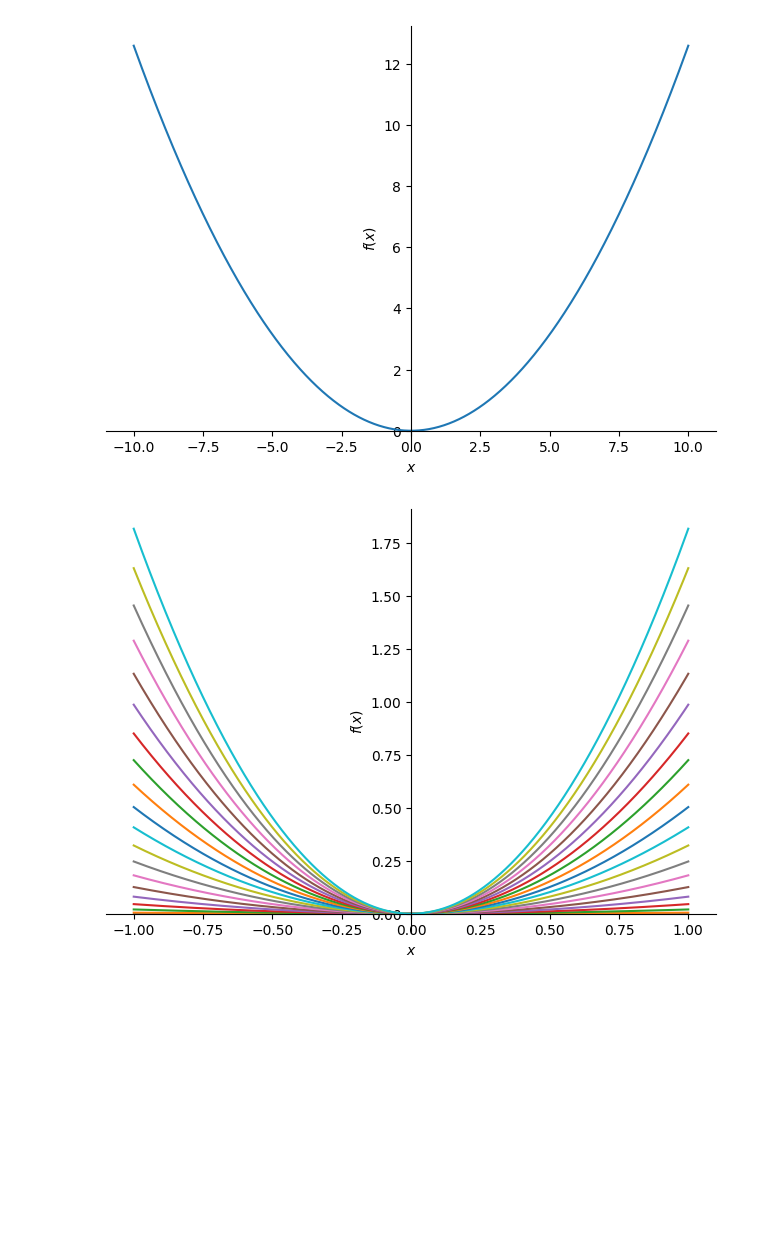
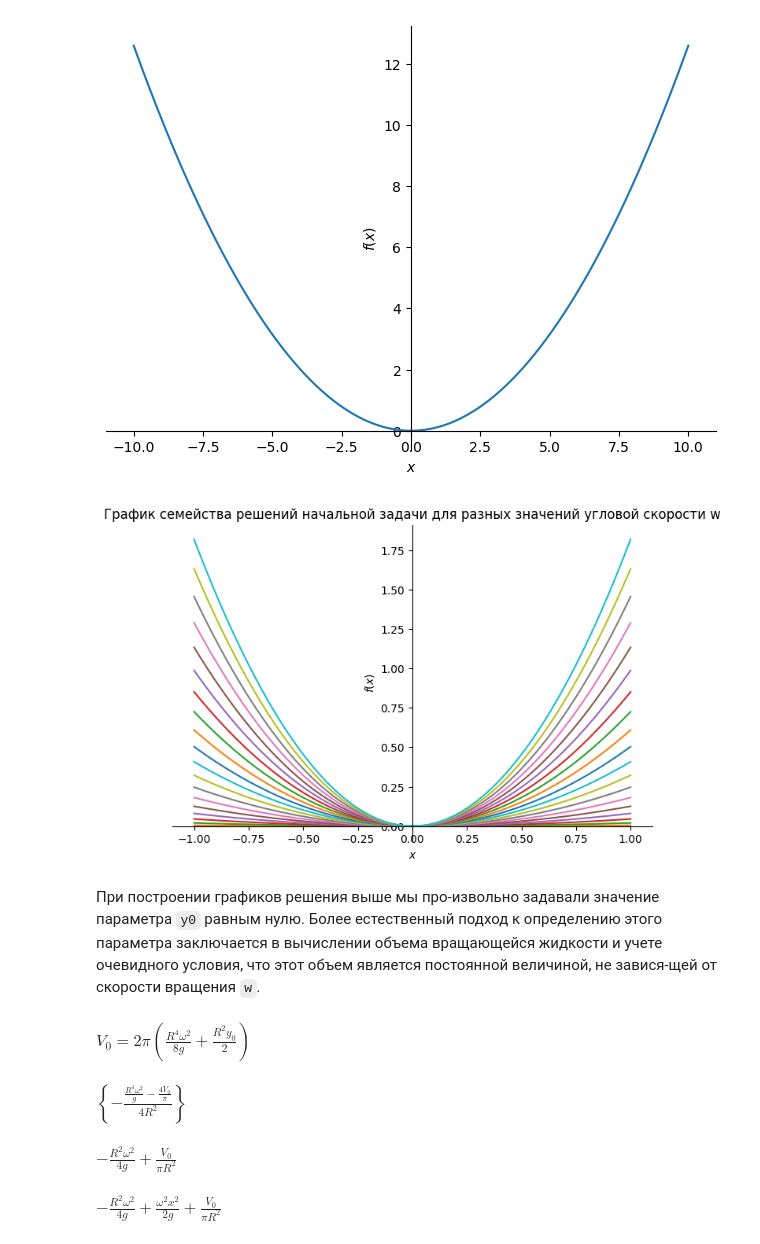
Before and after one commit to Daniil-Khlyvniuk/python_math, a Jupyter notebook: 1_Have_fun_with_differential_equations.ipynb, the cells around one changed output. Drawn from its saved outputs; the diff is of its cells as text; code cells hidden in the pictures; blank space fills up the shorter version.

```diff
--- a/1_Have_fun_with_differential_equations.ipynb
+++ b/1_Have_fun_with_differential_equations.ipynb
@@ -77,15 +77,37 @@ p1 = plot(ds)
 # %% [output]
 [figure]
 # %%
-from numpy import arange
-
-p2 = plot(show=False)
+p2 = plot(show=False, title="График семейства решений начальной задачи для разных значений угловой скорости w")
 
 for om in arange(0, (2 * pi), (pi / 10)):
   ds = dsol_y0.subs({ y0: 0, omega: om, g: 9.8 })
   p = plot(ds, (x, -1, 1), show=False)
   p2.extend(p)
 
 p2.show()
 # %% [output]
-[figure, old version]
+[figure, new version]
+# %% [markdown]
+При построении графиков решения выше мы про-извольно задавали значение параметра `у0` равным нулю. Более естественный подход к определению этого параметра заключается в вычислении объема вращающейся жидкости и учете очевидного условия, что этот объем является постоянной величиной, не завися-щей от скорости вращения `w`.
+# %%
+V0, R = symbols("V0 R")
+vol = 2 * pi * integrate(dsol_y0 * x, (x, 0, R))
+eq2 = Eq(V0, vol)
+
+display(eq2)
+# %% [output]
+$\displaystyle V_{0} = 2 \pi \left(\frac{R^{4} \omega^{2}}{8 g} + \frac{R^{2} y_{0}}{2}\right)$
+# %%
+sol2 = solveset(eq2, y0)
+y1 = simplify(tuple(sol2)[0])
+
+display(sol2, y1)
+# %% [output]
+$\displaystyle \left\{- \frac{\frac{R^{4} \omega^{2}}{g} - \frac{4 V_{0}}{\pi}}{4 R^{2}}\right\}$
+$\displaystyle - \frac{R^{2} \omega^{2}}{4 g} + \frac{V_{0}}{\pi R^{2}}$
+# %%
+dsol_VO = dsol_y0.subs(y0, y1)
+
+display(dsol_VO)
+# %% [output]
+$\displaystyle - \frac{R^{2} \omega^{2}}{4 g} + \frac{\omega^{2} x^{2}}{2 g} + \frac{V_{0}}{\pi R^{2}}$
```
Also changed, not shown: parts of 11 cells of this notebook.
